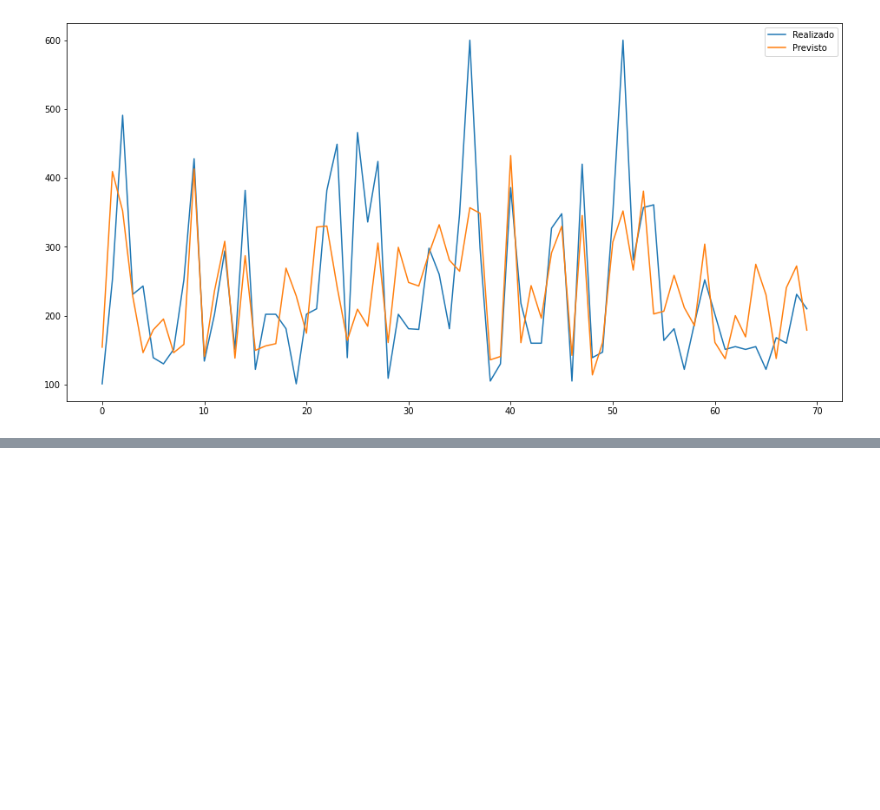
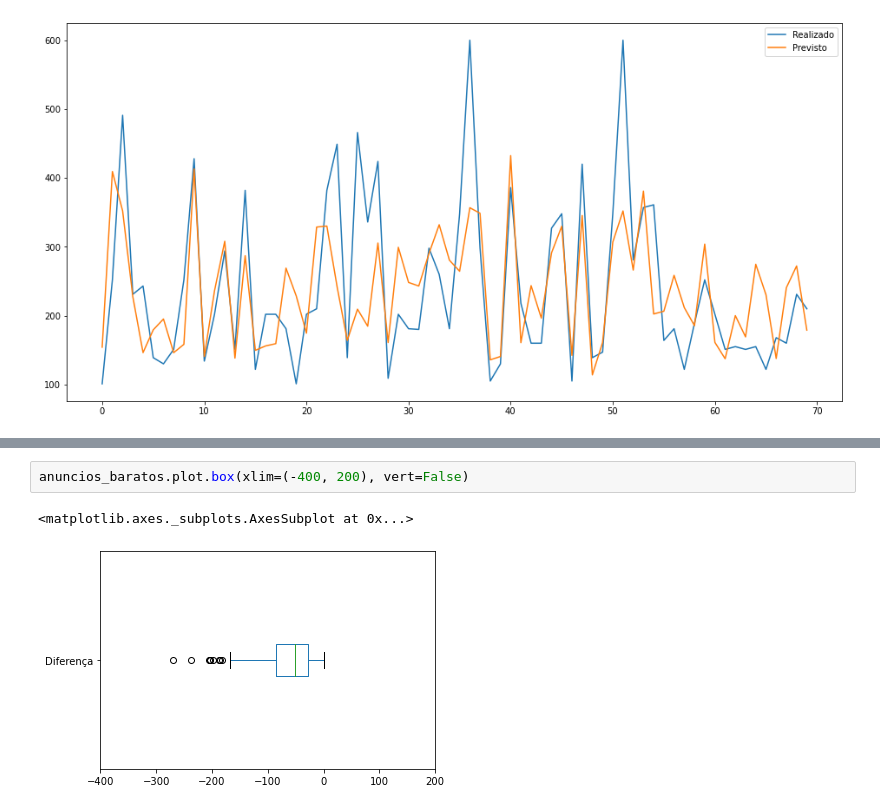
Before and after one commit to frlsouza/pmv_tcc_airbnb, a Jupyter notebook: tcc-puc-airbnb-e-resultados.ipynb, the cells around one changed output, grey strips where cells are left out. Drawn from its saved outputs; the diff is of its cells as text; blank space fills up the shorter version.

```diff
--- a/tcc-puc-airbnb-e-resultados.ipynb
+++ b/tcc-puc-airbnb-e-resultados.ipynb
@@ -165,0 +162,5 @@ results.plot.box()
+# %%
+anuncios_baratos.plot.box(xlim=(-400, 200), vert=False)
+# %% [output]
+<matplotlib.axes._subplots.AxesSubplot at 0x...>
+[figure, added]
```
Also changed, not shown: parts of 17 cells of this notebook.
